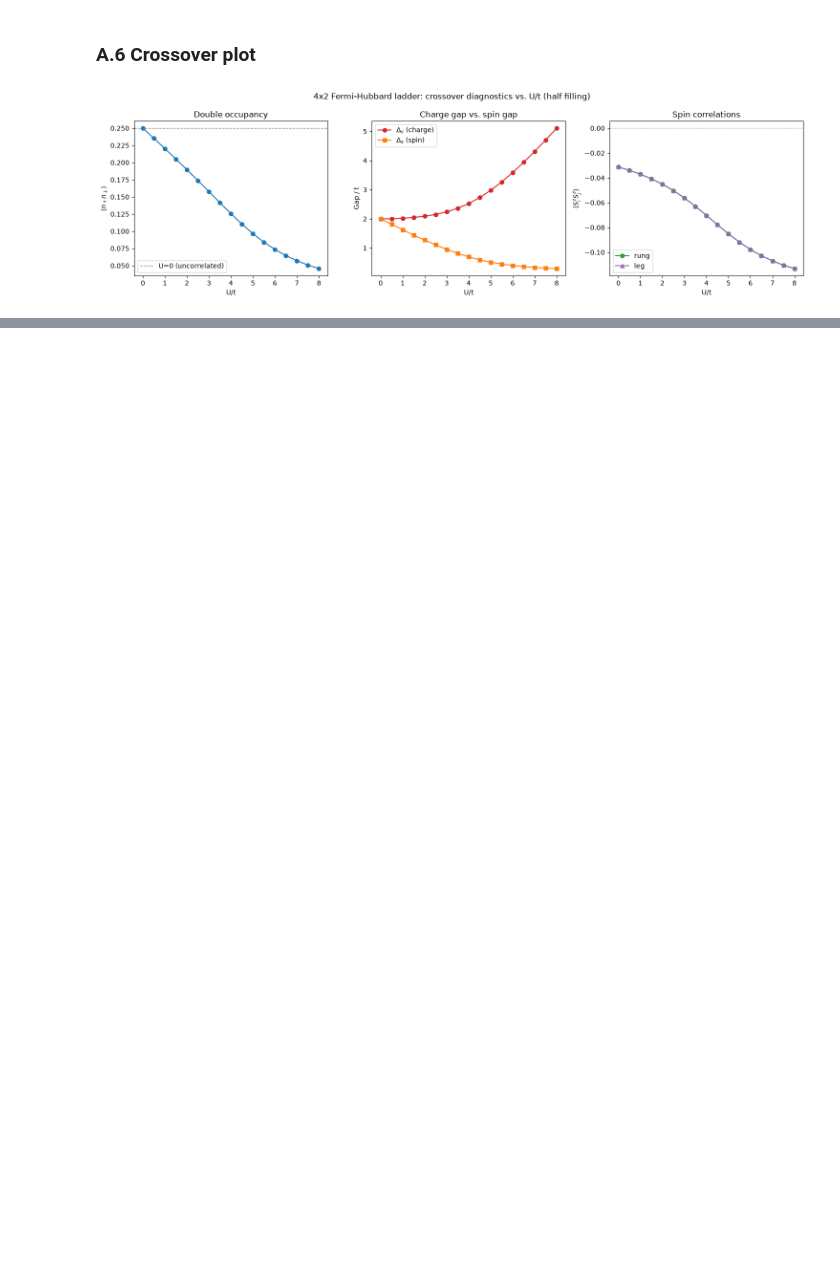
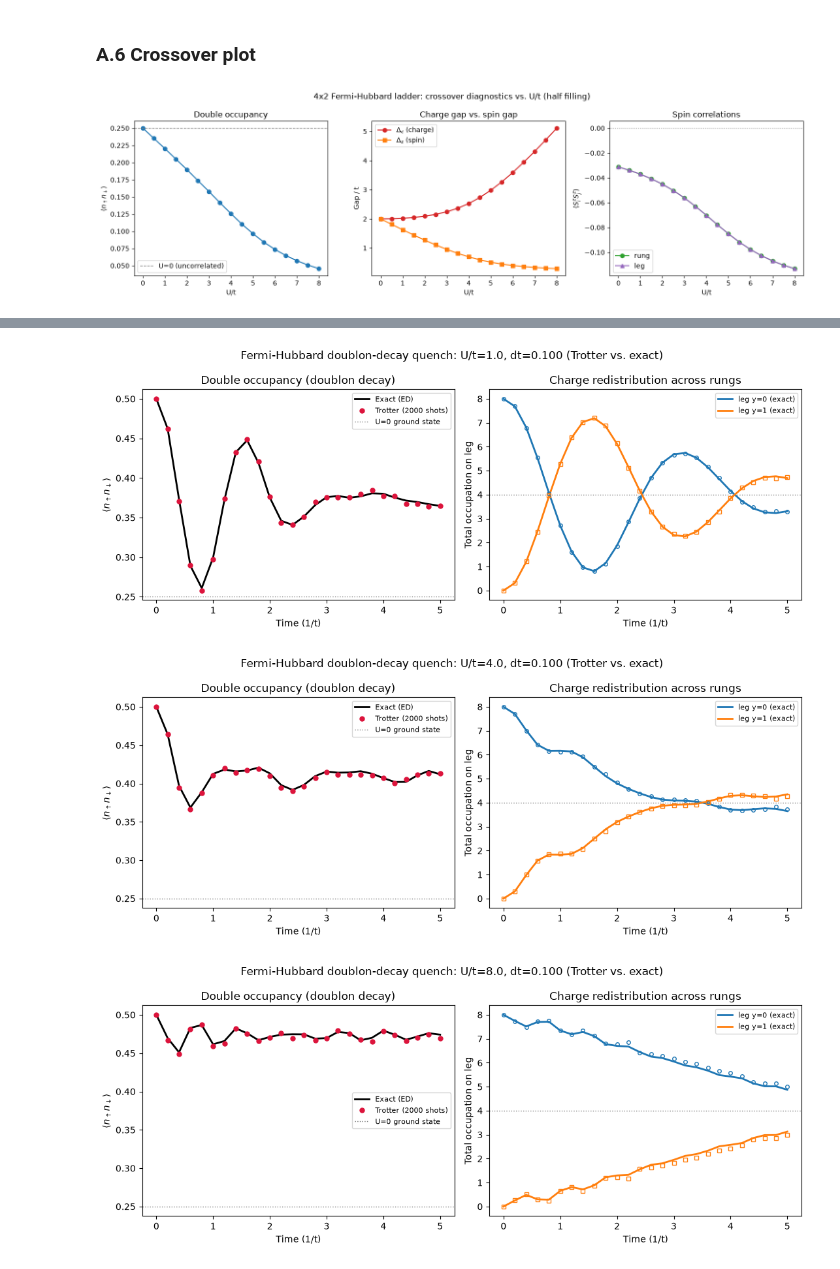
Before and after one commit to Luis1Corado/Quantathon-CR-2026-Challenge-3, a Jupyter notebook: FermiHubbard2D_ED_Trotter_VQE.ipynb, the cells around one changed output, grey strips where cells are left out. Saved outputs shown, nothing was run; the diff lists cells and outputs as text; code cells hidden in the pictures; blank space fills up the shorter version.

```diff
--- a/FermiHubbard2D_ED_Trotter_VQE.ipynb
+++ b/FermiHubbard2D_ED_Trotter_VQE.ipynb
@@ -285,0 +351,15 @@ plt.show()
+# %%
+# -----------------------------------------------------------------------
+# B.1 Physical and circuit parameters
+# -----------------------------------------------------------------------
+NQ = 2 * L               # 16 qubits: spin-blocked, row-major (Section A.1 / theory doc Sec. 2.2)
+T_HOP = 1.0               # t, reused from Section A (t = 1.0 fixed)
+
+T_MAX = 5.0               # total evolution time (units of 1/t)
+N_STEPS = 50              # Trotter steps to reach T_MAX
+DT = T_MAX / N_STEPS      # Trotter step size: Delta t = T_MAX / N_STEPS
+N_SHOTS = 2000            # shots per measured circuit (matches the TFIM notebook's convention)
+
+U_QUENCH_VALUES = [1.0, 4.0, 8.0]   # weak / intermediate / strong coupling (crossover, Sec. 1.3)
+
+print(f"NQ={NQ}  T_HOP={T_HOP}  T_MAX={T_MAX}  N_STEPS={N_STEPS}  DT={DT:.4f}  N_SHOTS={N_SHOTS}")
@@ -285,0 +550,38 @@ plt.show()
+# %%
+# --- Plots: double occupancy and leg-occupation redistribution, one figure per U/t ---
+for U in U_QUENCH_VALUES:
+    trotter_data = fh_quench_results[U]["trotter"]
+    exact_data = fh_quench_results[U]["exact"]
+
+    fig, axes = plt.subplots(1, 2, figsize=(11, 4.5), sharex=True)
+
+    axes[0].plot(exact_data["t"], exact_data["double_occ"], "-", color="black",
+                 label="Exact (ED)", linewidth=2)
+    axes[0].plot(trotter_data["t"], trotter_data["double_occ"], "o", color="crimson",
+                 label=f"Trotter ({N_SHOTS} shots)", markersize=5)
+    axes[0].axhline(0.25, color="gray", ls=":", lw=1, label="U=0 ground state")
+    axes[0].set_xlabel("Time (1/t)"); axes[0].set_ylabel(r"$\langle n_\uparrow n_\downarrow \rangle$")
+    axes[0].set_title("Double occupancy (doublon decay)")
+    axes[0].legend(fontsize=8)
+
+    axes[1].plot(exact_data["t"], exact_data["leg0_occ"], "-", color="tab:blue",
+                 label="leg y=0 (exact)", linewidth=2)
+    axes[1].plot(exact_data["t"], exact_data["leg1_occ"], "-", color="tab:orange",
+                 label="leg y=1 (exact)", linewidth=2)
+    axes[1].plot(trotter_data["t"], trotter_data["leg0_occ"], "o", color="tab:blue",
+                 markersize=4, fillstyle="none")
+    axes[1].plot(trotter_data["t"], trotter_data["leg1_occ"], "s", color="tab:orange",
+                 markersize=4, fillstyle="none")
+    axes[1].axhline(4.0, color="gray", ls=":", lw=1)
+    axes[1].set_xlabel("Time (1/t)"); axes[1].set_ylabel("Total occupation on leg")
+    axes[1].set_title("Charge redistribution across rungs")
+    axes[1].legend(fontsize=8)
+
+    fig.suptitle(f"Fermi-Hubbard doublon-decay quench: U/t={U}, dt={DT:.3f} (Trotter vs. exact)")
+    fig.tight_layout()
+    fig.savefig(f"fermi_hubbard_quench_U{U}_trotter_vs_exact.png", dpi=150)
+    plt.show()
+# %% [output]
+[figure, added]
+[figure, added]
+[figure, added]
```
Also changed, not shown: parts of 11 cells of this notebook, 5 other files.
